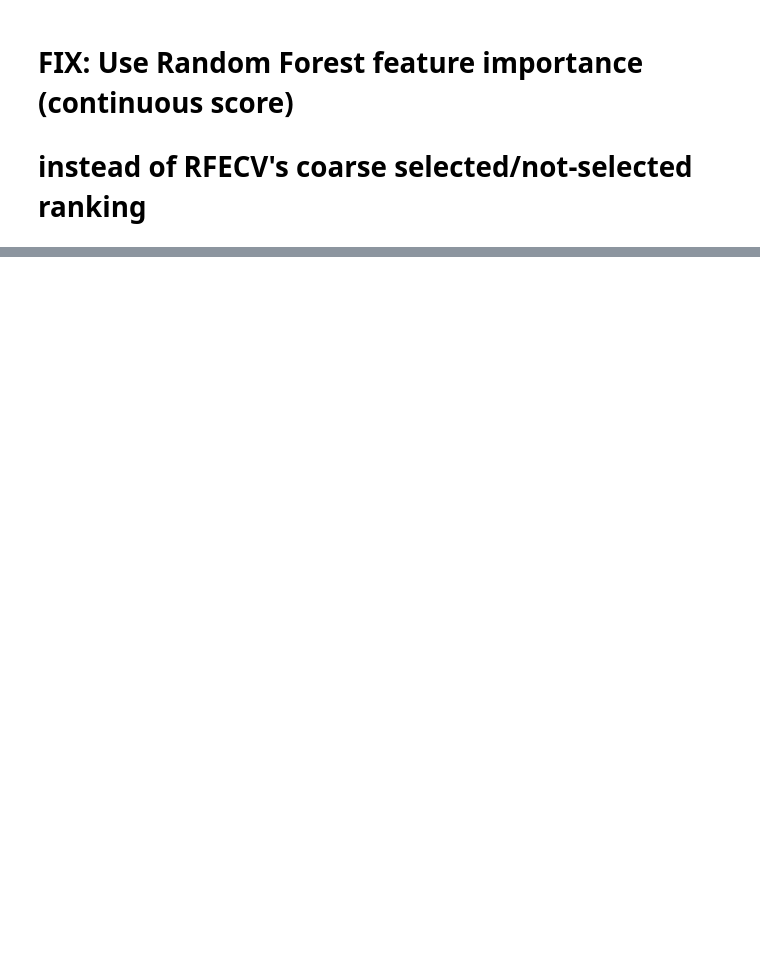
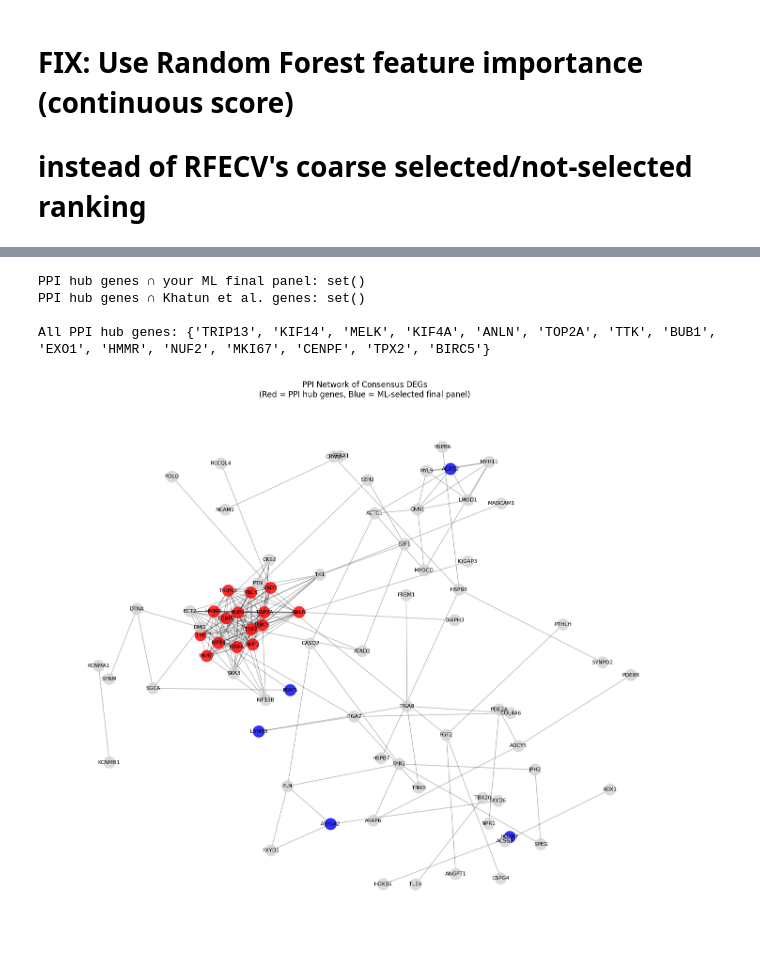
Before and after one commit to DhimanTarafdar/gallbladder_cancer_research, a Jupyter notebook: Gallbladder_Cancer.ipynb, the cells around one changed output, grey strips where cells are left out. Saved outputs shown, nothing was run; the diff lists cells and outputs as text; code cells hidden in the pictures; blank space fills up the shorter version.

```diff
--- a/Gallbladder_Cancer.ipynb
+++ b/Gallbladder_Cancer.ipynb
@@ -571,0 +1239,46 @@ Final gene panel (top 12, fixed ranking): ['DPT', 'ACTG2', 'LAMB3', 'FHL1', 'HOX
+# %%
+# STEP 4: Compare PPI-based hub genes with your ML-based final panel and with Khatun et al.'s hub genes
+
+final_panel = ['DPT', 'ACTG2', 'LAMB3', 'HOXB7', 'FHL1', 'PGM5', 'ATP1A2', 'CNTN1', 'HLF']
+khatun_genes = ['NTRK2', 'COL14A1', 'SCN4B', 'ATP1A2', 'SLC17A7', 'SLIT3',
+                'COL7A1', 'CLDN4', 'CLEC3B', 'ADCYAP1R1', 'MFAP4']
+
+print("PPI hub genes ∩ your ML final panel:", hub_genes & set(final_panel))
+print("PPI hub genes ∩ Khatun et al. genes:", hub_genes & set(khatun_genes))
+print("\nAll PPI hub genes:", hub_genes)
+# %% [output]
+PPI hub genes ∩ your ML final panel: set()
+PPI hub genes ∩ Khatun et al. genes: set()
+
+All PPI hub genes: {'TRIP13', 'KIF14', 'MELK', 'KIF4A', 'ANLN', 'TOP2A', 'TTK', 'BUB1', 'EXO1', 'HMMR', 'NUF2', 'MKI67', 'CENPF', 'TPX2', 'BIRC5'}
+# %%
+# ============================================================
+# Publication-quality PPI Network Visualization
+# ============================================================
+import matplotlib.pyplot as plt
+import networkx as nx
+
+plt.figure(figsize=(14, 12))
+pos = nx.spring_layout(G, k=0.5, seed=42)
+
+# Color nodes: hub genes in red, final ML panel genes in blue, rest in gray
+node_colors = []
+for node in G.nodes():
+    if node in hub_genes:
+        node_colors.append('red')
+    elif node in final_panel:
+        node_colors.append('blue')
+    else:
+        node_colors.append('lightgray')
+
+nx.draw_networkx_nodes(G, pos, node_color=node_colors, node_size=300, alpha=0.8)
+nx.draw_networkx_edges(G, pos, alpha=0.3)
+nx.draw_networkx_labels(G, pos, font_size=8)
+
+plt.title("PPI Network of Consensus DEGs\n(Red = PPI hub genes, Blue = ML-selected final panel)")
+plt.axis('off')
+plt.tight_layout()
+plt.savefig('ppi_network.png', dpi=300, bbox_inches='tight')
+plt.show()
+# %% [output]
+[figure, added]
```
Also changed, not shown: parts of 38 cells of this notebook.
